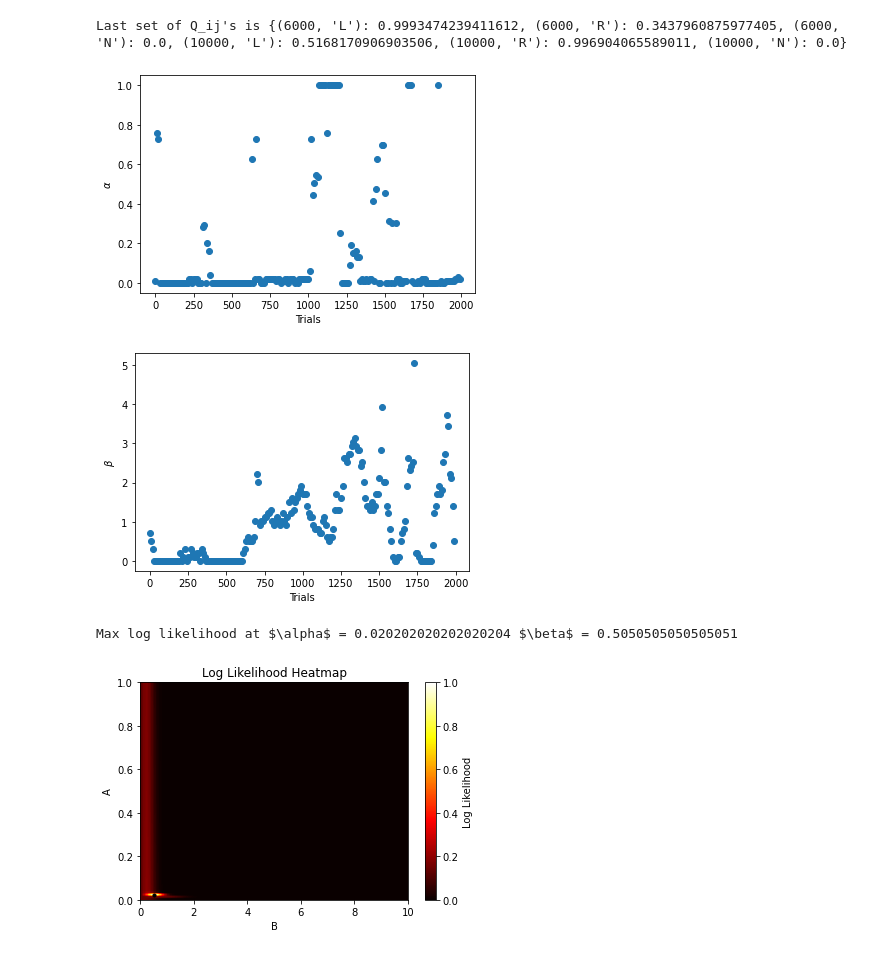
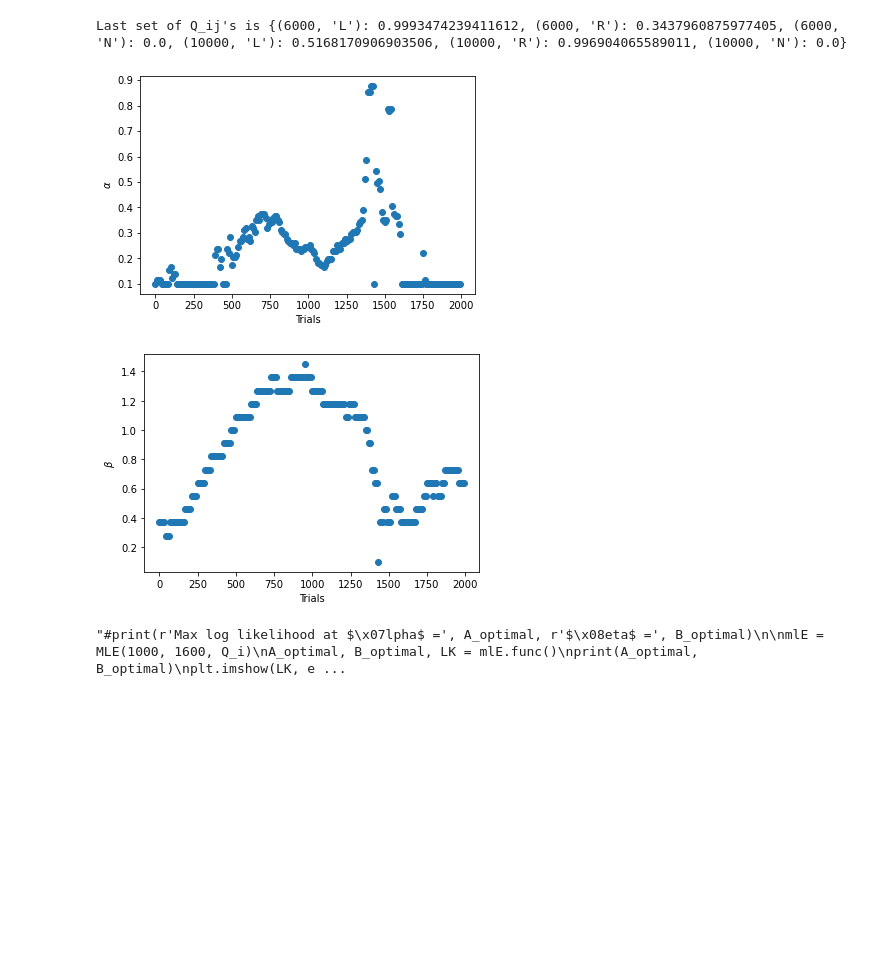
Before and after one commit to sabdi077/Max._Likelihood_-_Transient_Q_ij, a Jupyter notebook: Maximum Likelihood (1) (1).ipynb, the cells around one changed output. Saved outputs shown, nothing was run; the diff lists cells and outputs as text; code cells hidden in the pictures; blank space fills up the shorter version.

```diff
--- a/Maximum Likelihood (1) (1).ipynb
+++ b/Maximum Likelihood (1) (1).ipynb
@@ -1560,41 +1660,47 @@ import numpy as np
 from OOP_RealData import MLE, Simulation
 
 
 Q_i = {'6kHz': {'L': 0, 'R': 0, 'N': 0}, '10kHz': {'L': 0, 'R': 0, 'N': 0}}
 A=[]
 B=[]
-x = range(0,2000, 10)   #0,2000,10   2000/10 = 10000/50
-for i in x:
-    sim = Simulation(i, i+100, Q_i)
-    mle = MLE(i, i+100, Q_i)
+x = range(0, 2000, 10)   #0,2000,10   2000/10 = 10000/50
+for i in x:   #(0, 1100), (10, 1110), (20, 1120), (30, 1130), (40, 1140), (50, 1150), (60, 1160) , ... , (890, 1990), (900, 2000)
+    start_trial = i
+    end_trial = start_trial + 1100
+    sim2 = Simulation(start_trial,start_trial + 10, Q_i)
+    mle = MLE(start_trial, end_trial, Q_i)
     A_optimal, B_optimal, ll = mle.func()
-    Q_i = sim.Delta(A_optimal)
+    Q_i = sim2.Delta(A_optimal)
     A.append(A_optimal)
     B.append(B_optimal)
 
 plt.xlabel('Trials')
 plt.ylabel(r'$\alpha$')
 plt.scatter(x, A)
 plt.show()
 
 plt.xlabel('Trials')
 plt.ylabel(r'$\beta$')
 plt.scatter(x, B)
 plt.show()
 
 
-print(r'Max log likelihood at $\alpha$ =', A_optimal, r'$\beta$ =', B_optimal)
+# intersectivity =  1 - ws/1000
 
+'''#print(r'Max log likelihood at $\alpha$ =', A_optimal, r'$\beta$ =', B_optimal)
 
-plt.imshow(ll, extent=[mle.B_range.min(), mle.B_range.max(), mle.A_range.min(), mle.A_range.max()], origin='lower', aspect='auto', cmap='hot')
+mlE = MLE(1000, 1600, Q_i)
+A_optimal, B_optimal, LK = mlE.func()
+print(A_optimal, B_optimal)
+plt.imshow(LK, extent=[mlE.B_range.min(), mlE.B_range.max(), mlE.A_range.min(), mlE.A_range.max()], origin='lower', aspect='auto', cmap='hot')
 plt.colorbar(label='Log Likelihood')
 plt.xlabel('B')
 plt.ylabel('A')
 plt.title('Log Likelihood Heatmap')
 plt.scatter(B_optimal, A_optimal, color='black', marker='o', s=10)
 plt.show()
+'''
 # %% [output]
-[figure, old version]
+[figure, new version]
-[figure, old version]
+[figure, new version]
-Max log likelihood at $\alpha$ = 0.020202020202020204 $\beta$ = 0.5050505050505051
+"#print(r'Max log likelihood at $\x07lpha$ =', A_optimal, r'$\x08eta$ =', B_optimal)\n\nmlE = MLE(1000, 1600, Q_i)\nA_optimal, B_optimal, LK = mlE.func()\nprint(A_optimal, B_optimal)\nplt.imshow(LK, e ...
-[figure, removed]
```
Also changed, not shown: parts of 10 cells of this notebook.
